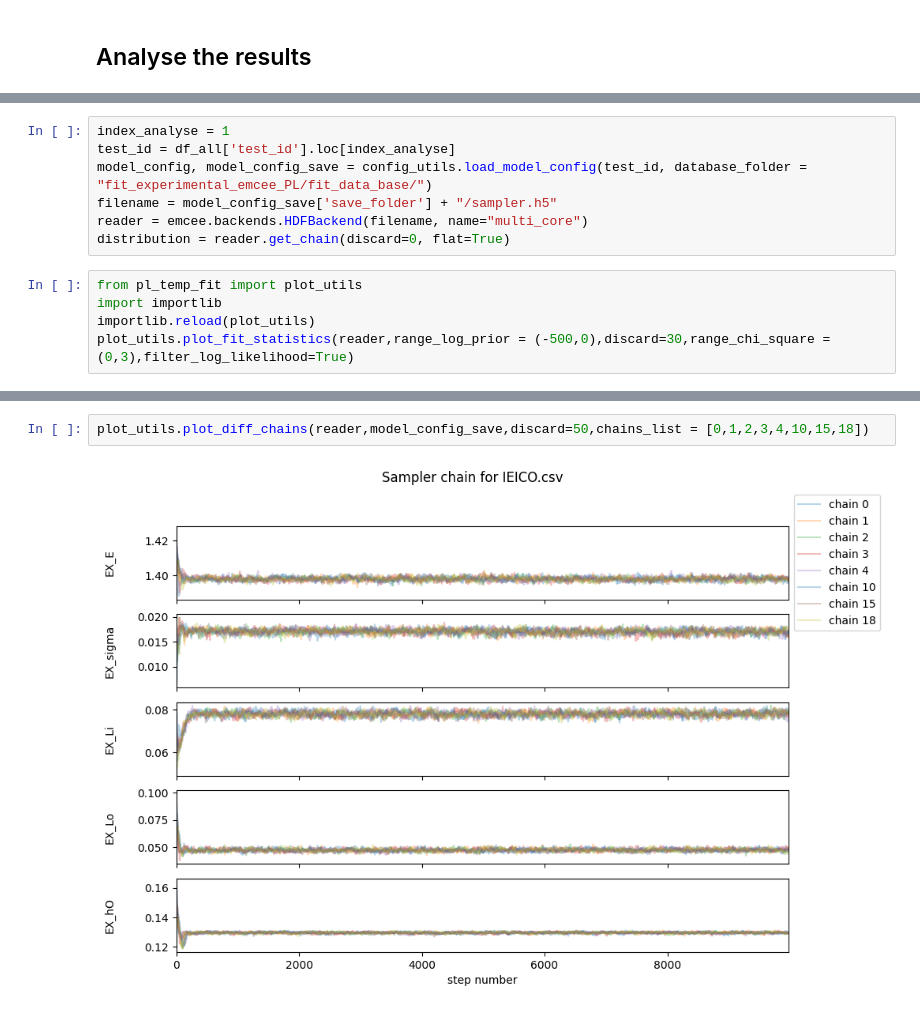
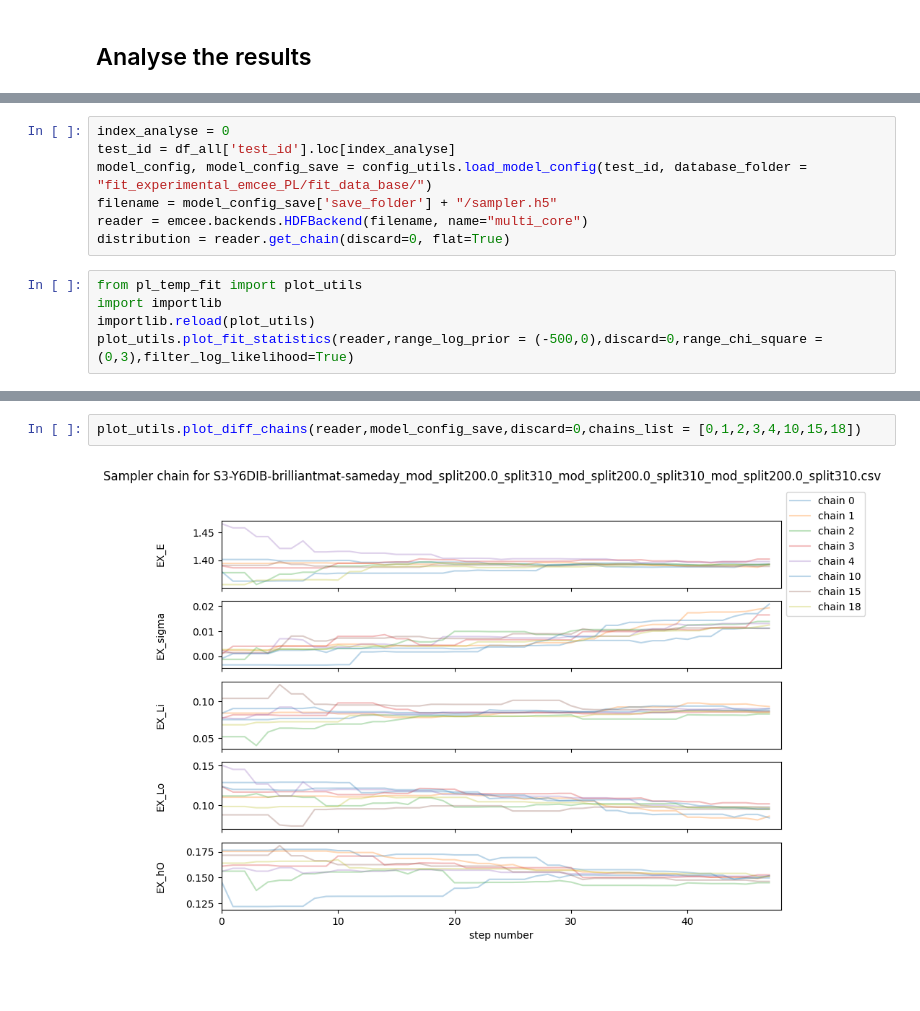
Before and after one commit to mohammedazzouzi15/pl_temp_fit, a Jupyter notebook: notebook/2_analyse_sampling_output_PL.ipynb, the cells around one changed output, grey strips where cells are left out. Drawn from its saved outputs; the diff is of its cells as text; blank space fills up the shorter version.

```diff
--- a/notebook/2_analyse_sampling_output_PL.ipynb
+++ b/notebook/2_analyse_sampling_output_PL.ipynb
@@ -66,5 +63,5 @@ df_all
 # %%
-index_analyse = 1
+index_analyse = 0
 test_id = df_all['test_id'].loc[index_analyse]
 model_config, model_config_save = config_utils.load_model_config(test_id, database_folder = "fit_experimental_emcee_PL/fit_data_base/")
 filename = model_config_save['save_folder'] + "/sampler.h5"
@@ -74,5 +71,5 @@ distribution = reader.get_chain(discard=0, flat=True)
 from pl_temp_fit import plot_utils
 import importlib
 importlib.reload(plot_utils)
-plot_utils.plot_fit_statistics(reader,range_log_prior = (-500,0),discard=30,range_chi_square = (0,3),filter_log_likelihood=True)
+plot_utils.plot_fit_statistics(reader,range_log_prior = (-500,0),discard=0,range_chi_square = (0,3),filter_log_likelihood=True)
 # %% [output]
@@ -86,7 +83,7 @@ plot_utils.plot_chains(reader,model_config_save,discard=300)
 # %%
-plot_utils.plot_diff_chains(reader,model_config_save,discard=50,chains_list = [0,1,2,3,4,10,15,18])
+plot_utils.plot_diff_chains(reader,model_config_save,discard=0,chains_list = [0,1,2,3,4,10,15,18])
 # %% [output]
-[figure, old version]
+[figure, new version]
 # %%
 def plot_PL_data(
      truemodel_pl, temperature_list, hws,title="Experimental Data"
```
Also changed, not shown: parts of 11 cells of this notebook, 5 other files.
